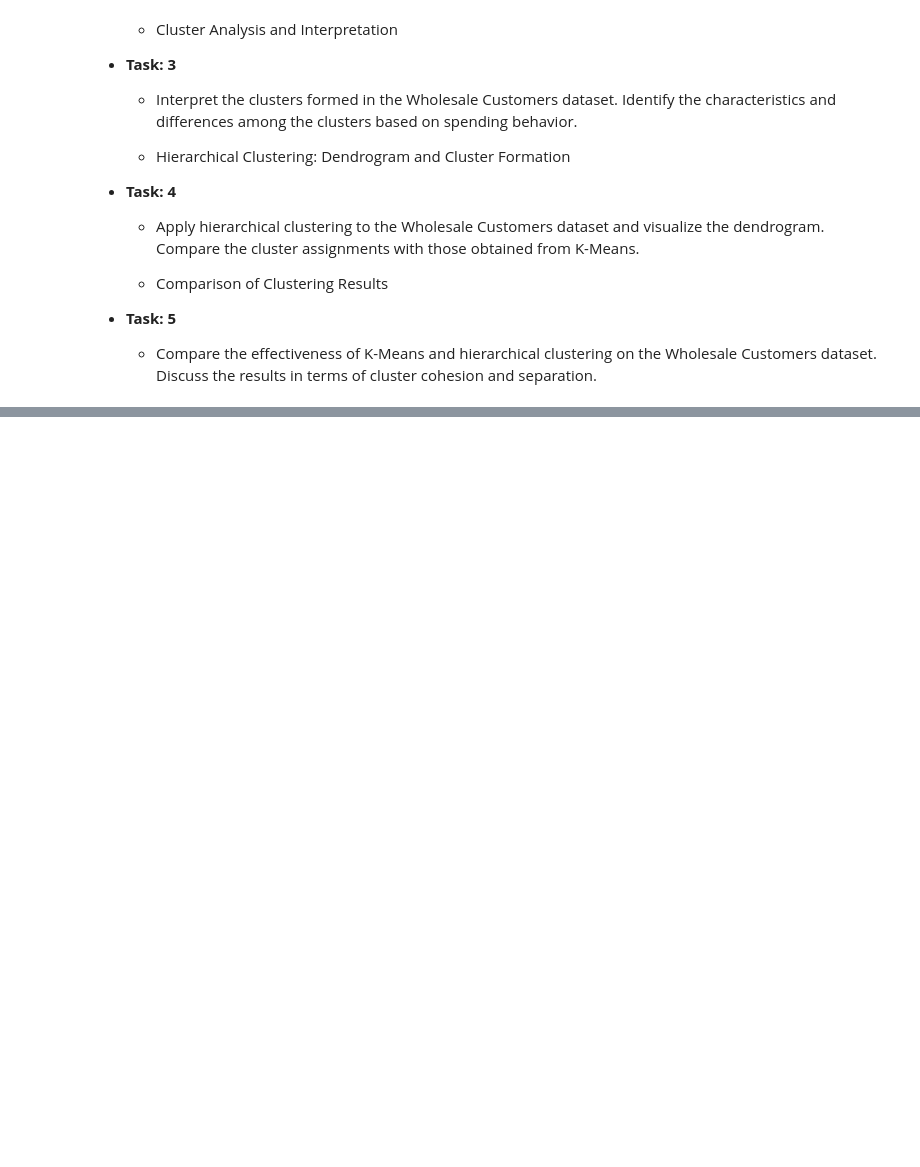
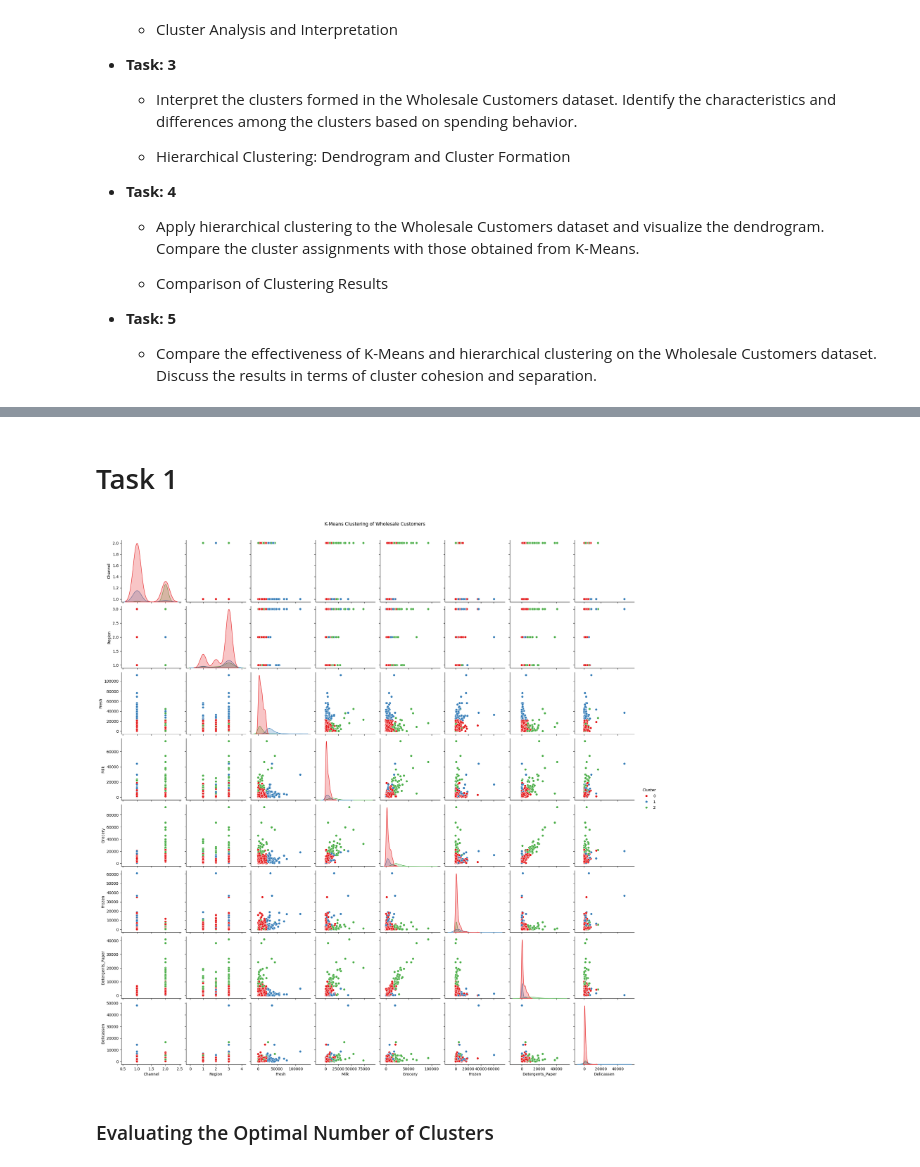
Before and after one commit to Ahmed-Islam-AI/100DaysOfBytewise, a Jupyter notebook: Solutions/Task 18 Solution/BWF_Week7_Task_18.ipynb, the cells around one changed output, grey strips where cells are left out. Cells and saved outputs as stored; diff of their text form; code cells hidden in the pictures; blank space fills up the shorter version.

Commit message:
task 18

```diff
--- a/Solutions/Task 18 Solution/BWF_Week7_Task_18.ipynb
+++ b/Solutions/Task 18 Solution/BWF_Week7_Task_18.ipynb
@@ -37,0 +42,2 @@ warnings.filterwarnings('ignore')
+# %%
+df = pd.read_csv('/content/drive/MyDrive/Datasets /BWF_Week7_Dataset/Wholesale customers data.csv')  # Replace 'your_dataset.csv' with the actual file path
@@ -37,0 +53,21 @@ warnings.filterwarnings('ignore')
+# %% [markdown]
+# Task 1
+# %%
+# Select relevant features for clustering
+X = df[['Fresh', 'Milk', 'Grocery', 'Frozen', 'Detergents_Paper', 'Delicassen']]
+
+# Apply K-Means clustering
+kmeans = KMeans(n_clusters=3, random_state=42)  # You can start with 3 clusters
+clusters = kmeans.fit_predict(X)
+
+# Add the cluster labels to the dataset
+df['Cluster'] = clusters
+# %%
+# Visualize the clusters using a pairplot
+sns.pairplot(df, hue='Cluster', palette='Set1')
+plt.suptitle("K-Means Clustering of Wholesale Customers", y=1.02)  # Adding a title
+plt.show()
+# %% [output]
+[figure, added]
+# %% [markdown]
+### Evaluating the Optimal Number of Clusters
```
Also changed, not shown: parts of 2 cells of this notebook.
